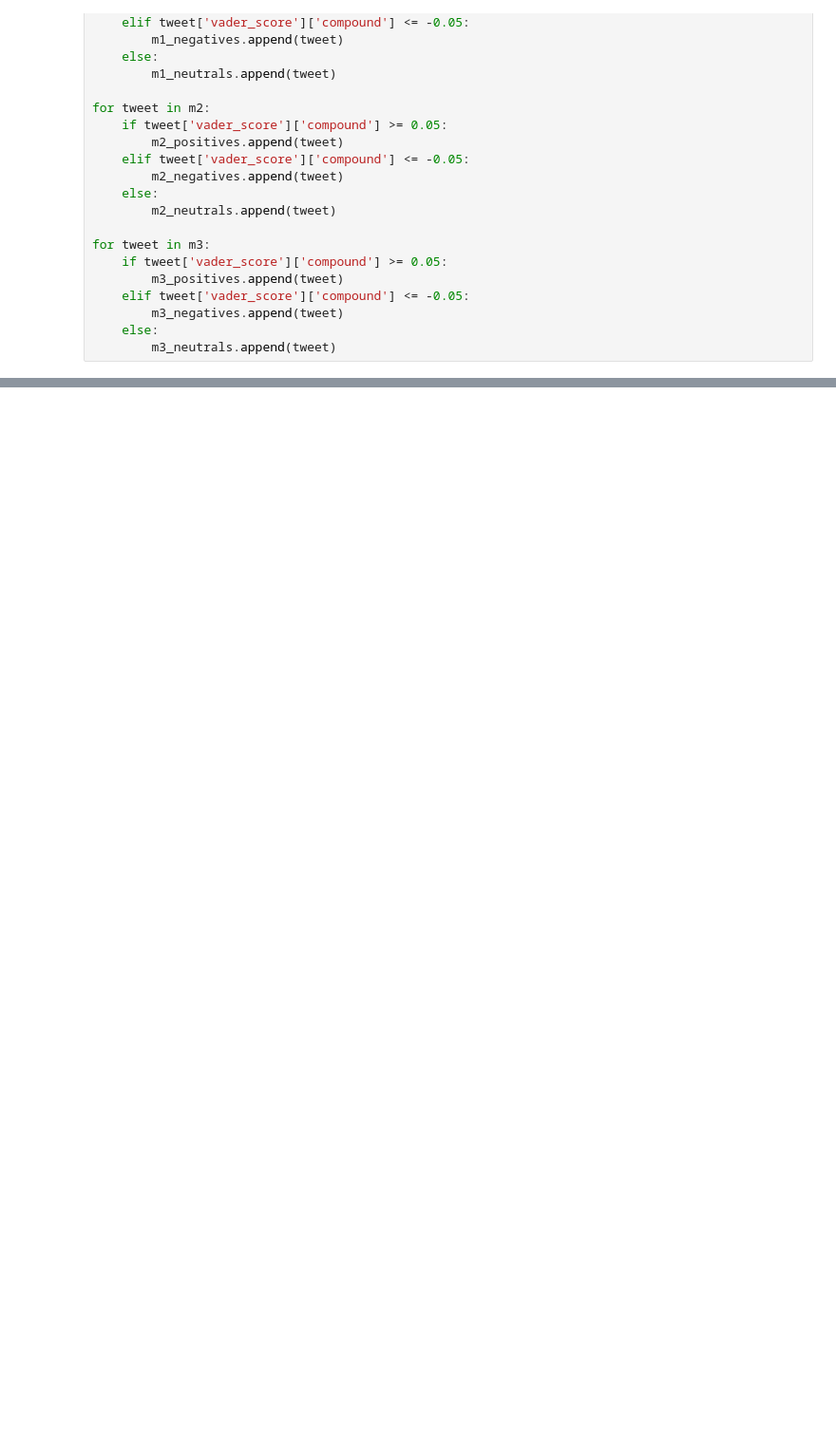
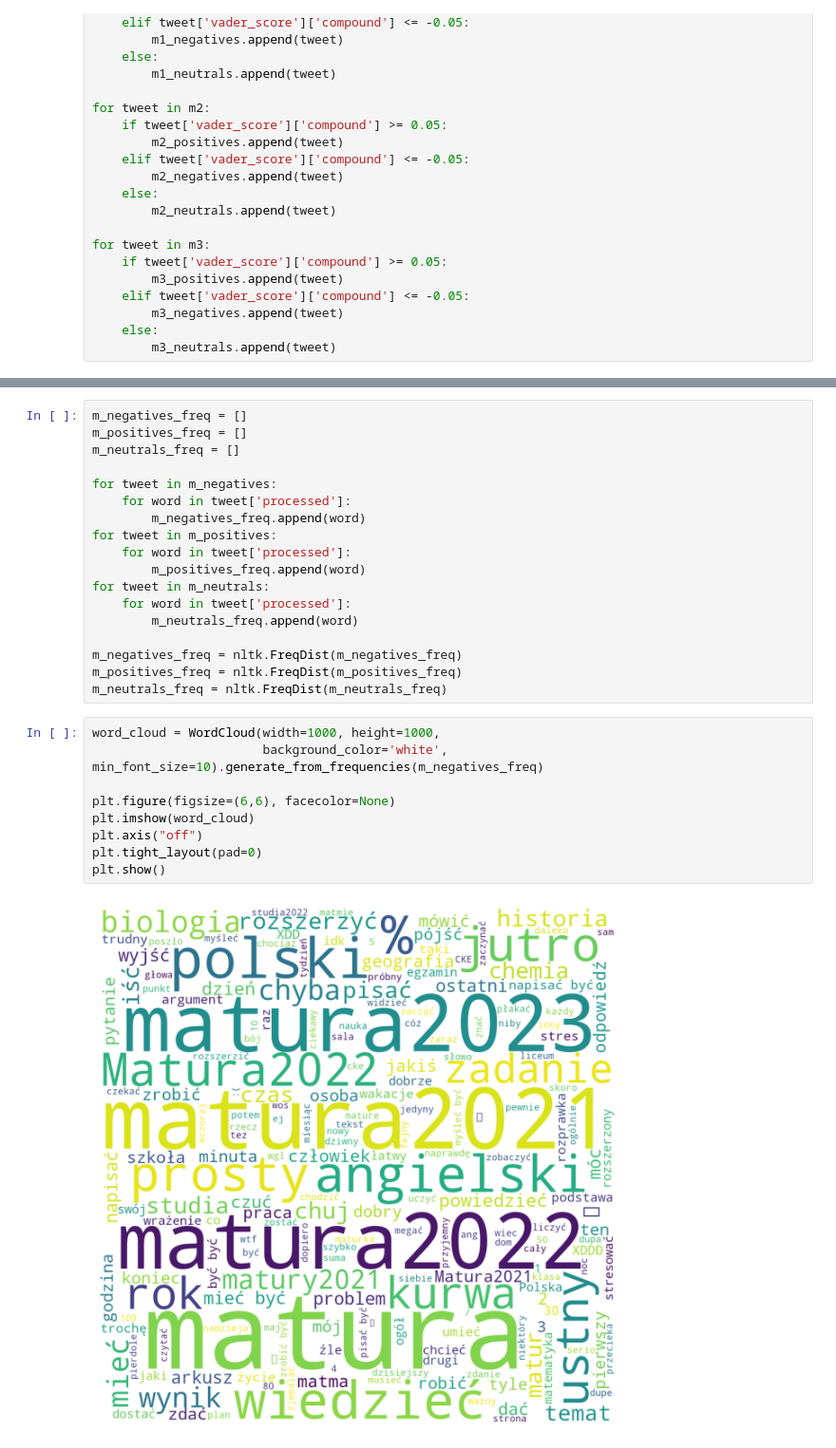
Before and after one commit to stoooodnia/IO, a Jupyter notebook: projektDomowy3/twitter.ipynb, the cells around one changed output, grey strips where cells are left out. Shown at 95% size. Saved outputs shown, nothing was run; the diff lists cells and outputs as text; blank space fills up the shorter version.

```diff
--- a/projektDomowy3/twitter.ipynb
+++ b/projektDomowy3/twitter.ipynb
@@ -260,0 +281,29 @@ plt.show()
+# %%
+m_negatives_freq = []
+m_positives_freq = []
+m_neutrals_freq = []
+
+for tweet in m_negatives:
+    for word in tweet['processed']:
+        m_negatives_freq.append(word)
+for tweet in m_positives:
+    for word in tweet['processed']:
+        m_positives_freq.append(word)
+for tweet in m_neutrals:
+    for word in tweet['processed']:
+        m_neutrals_freq.append(word)
+
+m_negatives_freq = nltk.FreqDist(m_negatives_freq)
+m_positives_freq = nltk.FreqDist(m_positives_freq)
+m_neutrals_freq = nltk.FreqDist(m_neutrals_freq)
+# %%
+word_cloud = WordCloud(width=1000, height=1000,
+                       background_color='white', min_font_size=10).generate_from_frequencies(m_negatives_freq)
+
+plt.figure(figsize=(6,6), facecolor=None)
+plt.imshow(word_cloud)
+plt.axis("off")
+plt.tight_layout(pad=0)
+plt.show()
+# %% [output]
+[figure, added]
```
Also changed, not shown: parts of 10 cells of this notebook, 4 other files.
